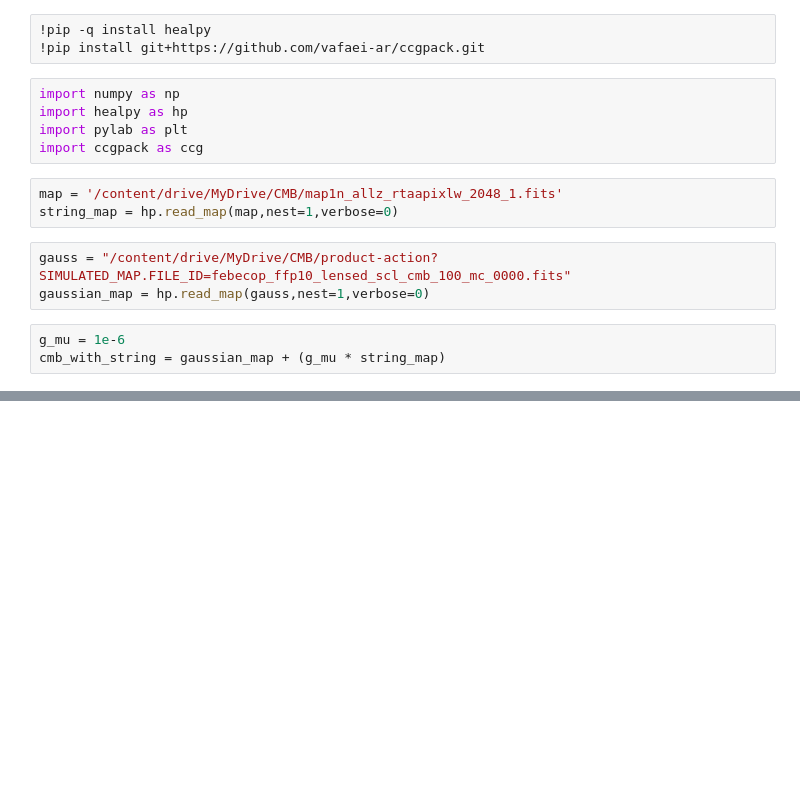
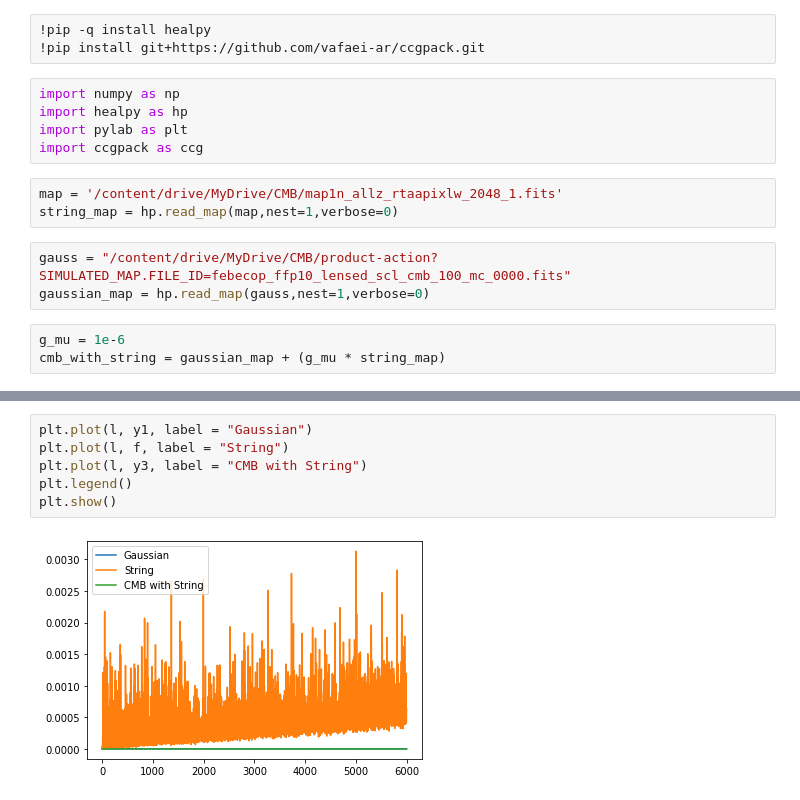
Before and after one commit to KumarDhruv/HealPy_Mollview, a Jupyter notebook: Final_HealPy_.ipynb, the cells around one changed output, grey strips where cells are left out. Saved outputs shown, nothing was run; the diff lists cells and outputs as text; blank space fills up the shorter version.

```diff
--- a/Final_HealPy_.ipynb
+++ b/Final_HealPy_.ipynb
@@ -22,0 +55,8 @@ g_s_map = hp.sphtfunc.anafast(gaussian_map , string_map)
+# %%
+plt.plot(l, y1, label = "Gaussian")
+plt.plot(l, f, label = "String")
+plt.plot(l, y3, label = "CMB with String")
+plt.legend()
+plt.show()
+# %% [output]
+[figure, added]
```
Also changed, not shown: parts of 7 cells of this notebook.
